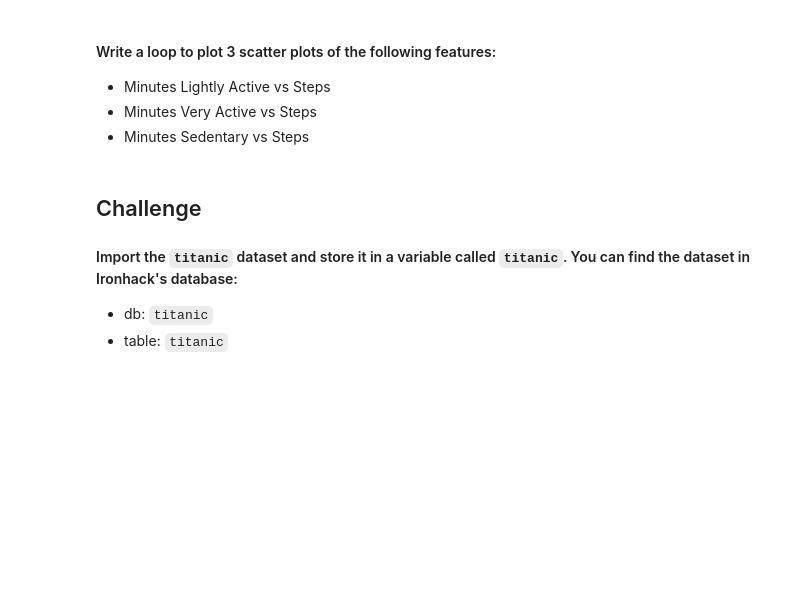
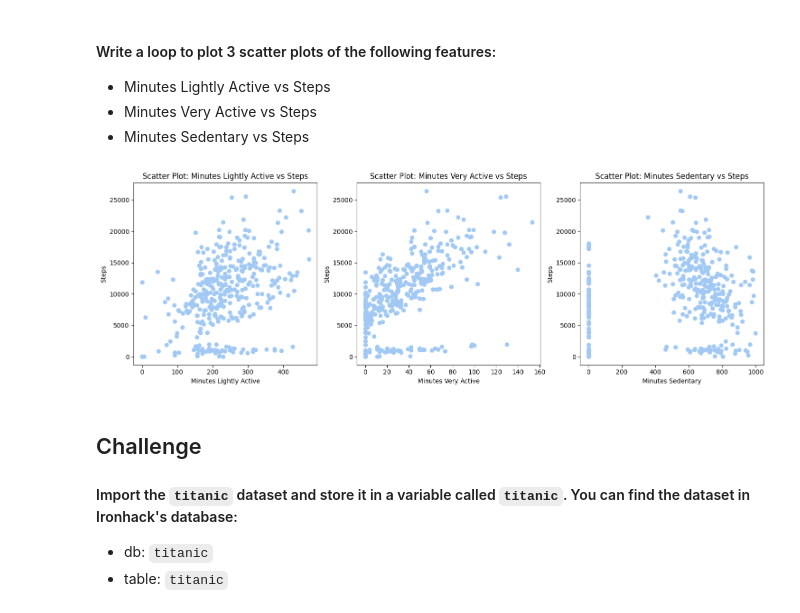
Before and after one commit to Ironhack-Data-Madrid-Octubre-2023/5.2-lab_matplotlib_seaborn, a Jupyter notebook: your-code/main.ipynb, the cells around one changed output. Saved outputs shown, nothing was run; the diff lists cells and outputs as text; code cells hidden in the pictures; blank space fills up the shorter version.

```diff
--- a/your-code/main.ipynb
+++ b/your-code/main.ipynb
@@ -42,3 +87,28 @@ How the average number of steps change by month. Use the appropriate visualizati
+# %%
+features = [
+    ('Minutes Lightly Active', 'Steps'),
+    ('Minutes Very Active', 'Steps'),
+    ('Minutes Sedentary', 'Steps')
+]
+
+# Crear una figura con subplots para los tres gráficos
+fig, axes = plt.subplots(1, 3, figsize=(15, 5))
+
+# Iterar sobre las combinaciones de características y crear los gráficos
+for i, (x_feature, y_feature) in enumerate(features):
+    ax = axes[i]
+    ax.scatter(fitbit[x_feature], fitbit[y_feature])
+    ax.set_xlabel(x_feature)
+    ax.set_ylabel(y_feature)
+    ax.set_title(f'Scatter Plot: {x_feature} vs {y_feature}')
+
+# Ajustar los espacios entre los gráficos
+plt.tight_layout()
+
+# Mostrar los gráficos
+plt.show()
+# %% [output]
+[figure, added]
 # %% [markdown]
 ## Challenge
 
```
Also changed, not shown: parts of 9 cells of this notebook.
